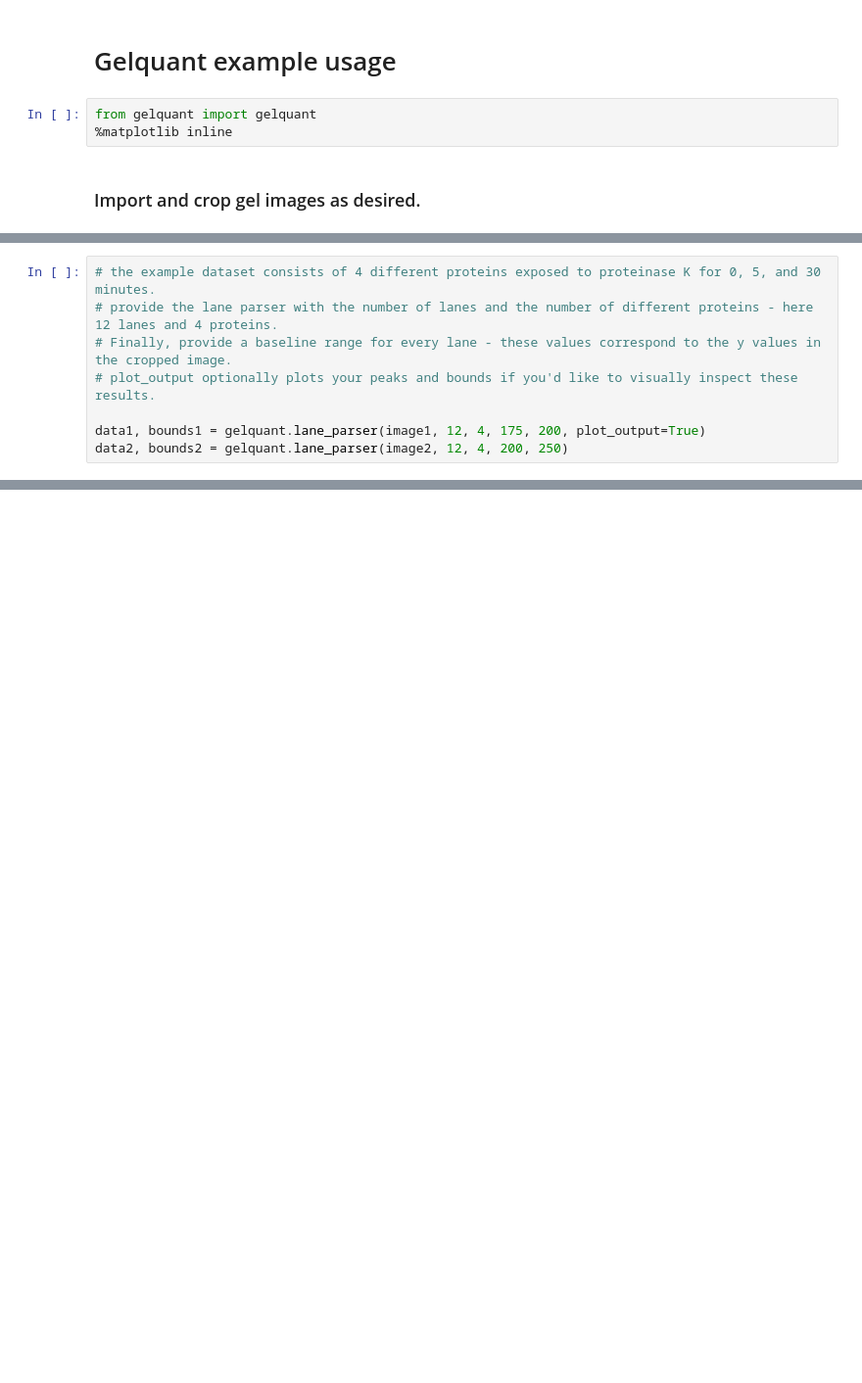
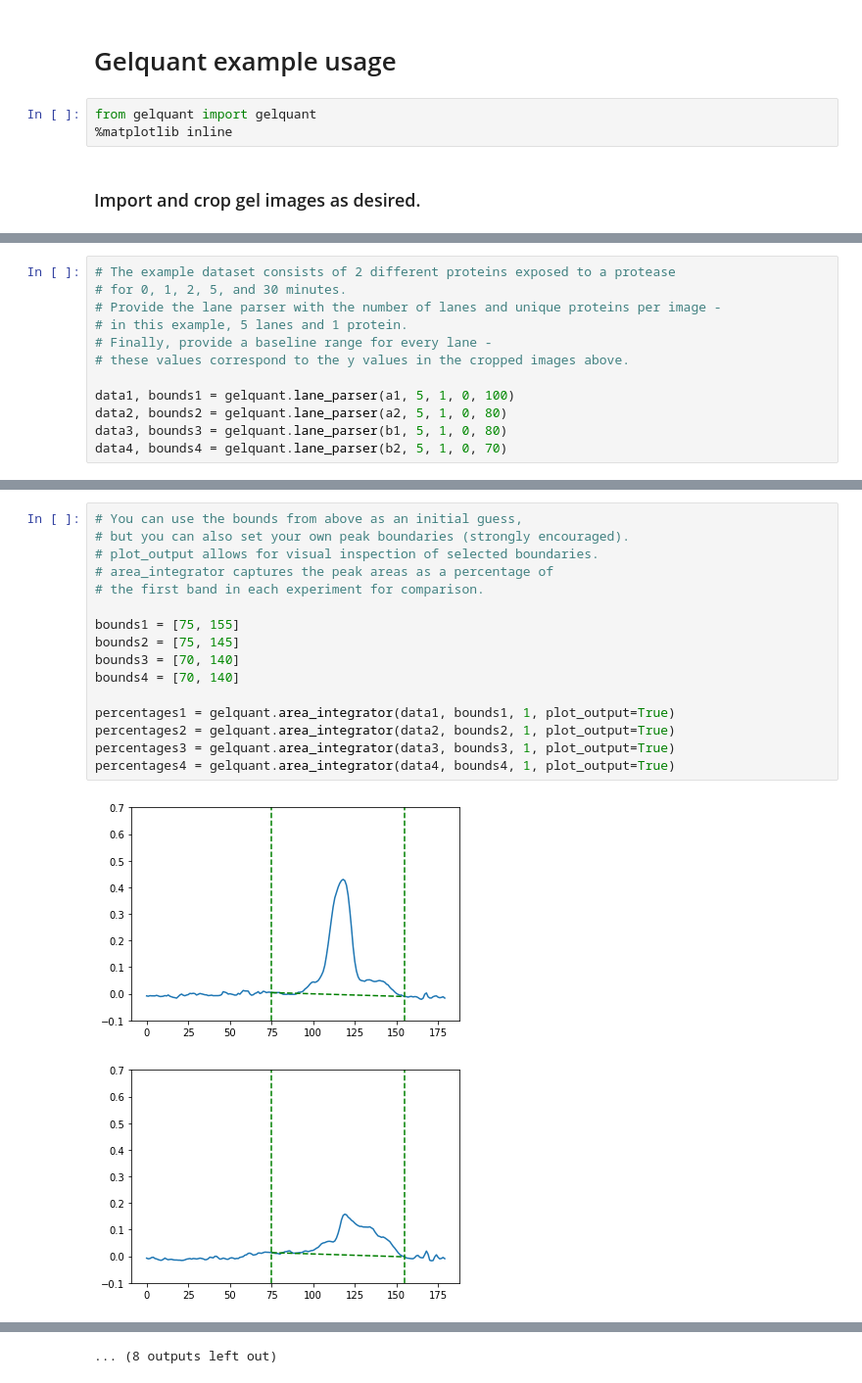
Before and after one commit to jharman25/bioimage_quant, a Jupyter notebook: notebook-example.ipynb, the cells around one changed output, grey strips where cells are left out. Shown at 98% size. Saved outputs shown, nothing was run; the diff lists cells and outputs as text; blank space fills up the shorter version.

```diff
--- a/notebook-example.ipynb
+++ b/notebook-example.ipynb
@@ -22,8 +25,12 @@ image2 = gelquant.image_cropping("gel-example.png", 53, 700, 475, 1050)
 # %%
-# the example dataset consists of 4 different proteins exposed to proteinase K for 0, 5, and 30 minutes.
-# provide the lane parser with the number of lanes and the number of different proteins - here 12 lanes and 4 proteins.
-# Finally, provide a baseline range for every lane - these values correspond to the y values in the cropped image.
-# plot_output optionally plots your peaks and bounds if you'd like to visually inspect these results.
+# The example dataset consists of 2 different proteins exposed to a protease
+# for 0, 1, 2, 5, and 30 minutes.
+# Provide the lane parser with the number of lanes and unique proteins per image -
+# in this example, 5 lanes and 1 protein.
+# Finally, provide a baseline range for every lane -
+# these values correspond to the y values in the cropped images above.
 
-data1, bounds1 = gelquant.lane_parser(image1, 12, 4, 175, 200, plot_output=True)
-data2, bounds2 = gelquant.lane_parser(image2, 12, 4, 200, 250)
+data1, bounds1 = gelquant.lane_parser(a1, 5, 1, 0, 100)
+data2, bounds2 = gelquant.lane_parser(a2, 5, 1, 0, 80)
+data3, bounds3 = gelquant.lane_parser(b1, 5, 1, 0, 80)
+data4, bounds4 = gelquant.lane_parser(b2, 5, 1, 0, 70)
@@ -42,0 +37,19 @@ data2, bounds2 = gelquant.lane_parser(image2, 12, 4, 200, 250)
+# %%
+# You can use the bounds from above as an initial guess,
+# but you can also set your own peak boundaries (strongly encouraged).
+# plot_output allows for visual inspection of selected boundaries.
+# area_integrator captures the peak areas as a percentage of
+# the first band in each experiment for comparison.
+
+bounds1 = [75, 155]
+bounds2 = [75, 145]
+bounds3 = [70, 140]
+bounds4 = [70, 140]
+
+percentages1 = gelquant.area_integrator(data1, bounds1, 1, plot_output=True)
+percentages2 = gelquant.area_integrator(data2, bounds2, 1, plot_output=True)
+percentages3 = gelquant.area_integrator(data3, bounds3, 1, plot_output=True)
+percentages4 = gelquant.area_integrator(data4, bounds4, 1, plot_output=True)
+# %% [output]
+[figure, added]
+[figure, added]
@@ -43 +66,2 @@ data2, bounds2 = gelquant.lane_parser(image2, 12, 4, 200, 250)
+... (8 outputs left out)
 # %% [markdown]
```
Also changed, not shown: parts of 7 cells of this notebook, 4 other files.
